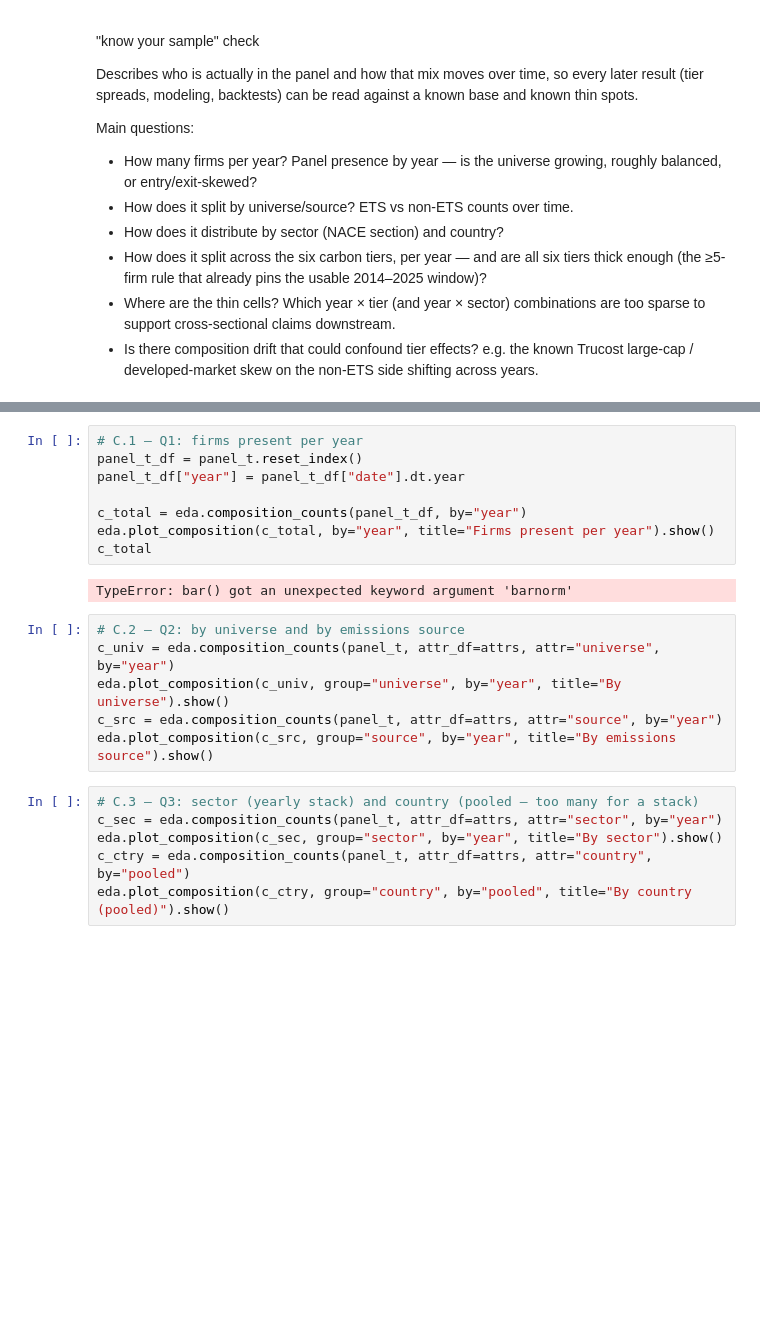
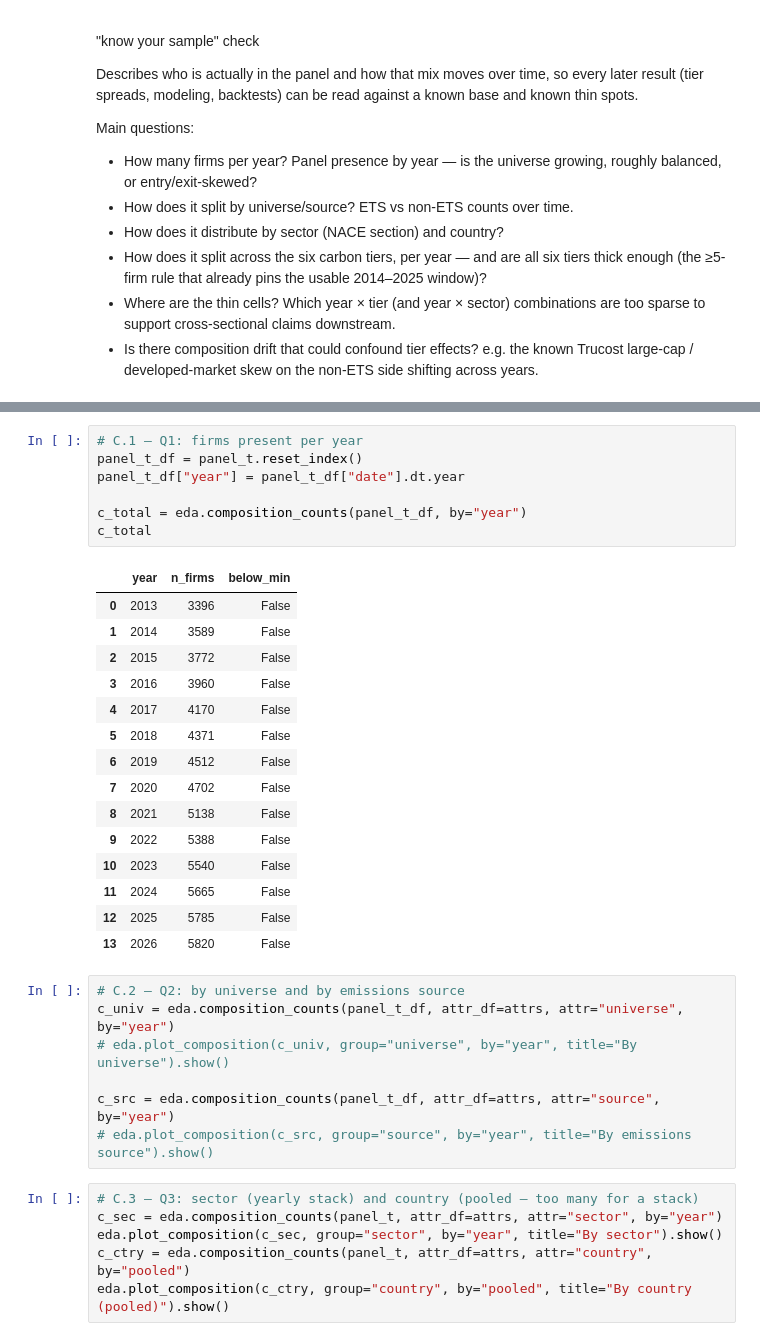
Before and after one commit to salinela/carbon-portfolio-project-v2, a Jupyter notebook: notebooks/08_eda.ipynb, the cells around one changed output, grey strips where cells are left out. Saved outputs shown, nothing was run; the diff lists cells and outputs as text; blank space fills up the shorter version.

```diff
--- a/notebooks/08_eda.ipynb
+++ b/notebooks/08_eda.ipynb
@@ -486,19 +472,33 @@ panel_t.head()
 # %%
 # C.1 — Q1: firms present per year
 panel_t_df = panel_t.reset_index()
 panel_t_df["year"] = panel_t_df["date"].dt.year
 
 c_total = eda.composition_counts(panel_t_df, by="year")
-eda.plot_composition(c_total, by="year", title="Firms present per year").show()
 c_total
 # %% [output]
-TypeError: bar() got an unexpected keyword argument 'barnorm'
+|  | year | n_firms | below_min |
+| 0 | 2013 | 3396 | False |
+| 1 | 2014 | 3589 | False |
+| 2 | 2015 | 3772 | False |
+| 3 | 2016 | 3960 | False |
+| 4 | 2017 | 4170 | False |
+| 5 | 2018 | 4371 | False |
+| 6 | 2019 | 4512 | False |
+| 7 | 2020 | 4702 | False |
+| 8 | 2021 | 5138 | False |
+| 9 | 2022 | 5388 | False |
+| 10 | 2023 | 5540 | False |
+| 11 | 2024 | 5665 | False |
+| 12 | 2025 | 5785 | False |
+| 13 | 2026 | 5820 | False |
 # %%
 # C.2 — Q2: by universe and by emissions source
-c_univ = eda.composition_counts(panel_t, attr_df=attrs, attr="universe", by="year")
-eda.plot_composition(c_univ, group="universe", by="year", title="By universe").show()
-c_src = eda.composition_counts(panel_t, attr_df=attrs, attr="source", by="year")
-eda.plot_composition(c_src, group="source", by="year", title="By emissions source").show()
+c_univ = eda.composition_counts(panel_t_df, attr_df=attrs, attr="universe", by="year")
+# eda.plot_composition(c_univ, group="universe", by="year", title="By universe").show()
+
+c_src = eda.composition_counts(panel_t_df, attr_df=attrs, attr="source", by="year")
+# eda.plot_composition(c_src, group="source", by="year", title="By emissions source").show()
 # %%
 # C.3 — Q3: sector (yearly stack) and country (pooled — too many for a stack)
 c_sec = eda.composition_counts(panel_t, attr_df=attrs, attr="sector", by="year")
```
Also changed, not shown: parts of 5 cells of this notebook.
